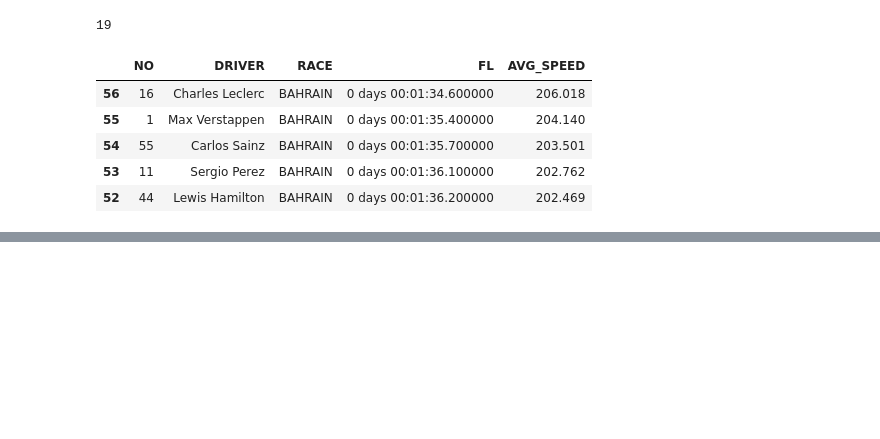
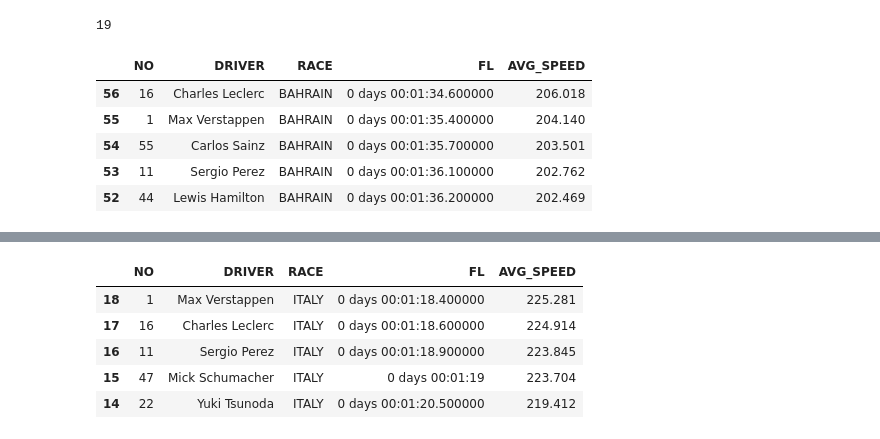
Before and after one commit to JB-26/f1-2022-analysis, a Jupyter notebook: fastest-laps.ipynb, the cells around one changed output, grey strips where cells are left out. Drawn from its saved outputs; the diff is of its cells as text; code cells hidden in the pictures; blank space fills up the shorter version.

```diff
--- a/fastest-laps.ipynb
+++ b/fastest-laps.ipynb
@@ -349,0 +371,32 @@ fastest_lap.head()
+# %%
+driver_count = 0
+
+while driver_count < len(fl_italy.index):
+    time = fl_italy.loc[driver_count, 'TIME']
+    driverNo = fl_italy.loc[driver_count, 'NO']
+    name = fl_italy.loc[driver_count, 'DRIVER']
+    avg_speed = fl_italy.loc[driver_count, 'AVG SPEED']
+    if time == 'DNF':
+        driver_count += 1
+    else:
+        #time = re.sub(r'[^0-9.]', '', time)
+        #timeFloat = float(time)
+        formattedTime = datetime.strptime(time,'%M:%S.%f')
+        formattedTime = formattedTime.strftime('%H:%M:%S.%f')[:-5]
+        #finalTime = timeFloat + fastest_lap_bahrain_time.strftime('%M:%S.%f')[:-3]
+        # add row
+        fastest_lap.loc[-1] = [driverNo, name, 'ITALY', formattedTime, avg_speed]
+        # shift the index
+        fastest_lap.index = fastest_lap.index + 1
+        driver_count += 1
+
+# CONVERT FL COLUMN TO TIMEDELTA FORMAT
+fastest_lap['FL'] = pd.to_timedelta(fastest_lap['FL'])
+fastest_lap.head()
+# %% [output]
+|  | NO | DRIVER | RACE | FL | AVG_SPEED |
+| 18 | 1 | Max Verstappen | ITALY | 0 days 00:01:18.400000 | 225.281 |
+| 17 | 16 | Charles Leclerc | ITALY | 0 days 00:01:18.600000 | 224.914 |
+| 16 | 11 | Sergio Perez | ITALY | 0 days 00:01:18.900000 | 223.845 |
+| 15 | 47 | Mick Schumacher | ITALY | 0 days 00:01:19 | 223.704 |
+| 14 | 22 | Yuki Tsunoda | ITALY | 0 days 00:01:20.500000 | 219.412 |
```
Also changed, not shown: parts of 6 cells of this notebook, 3 other files.
